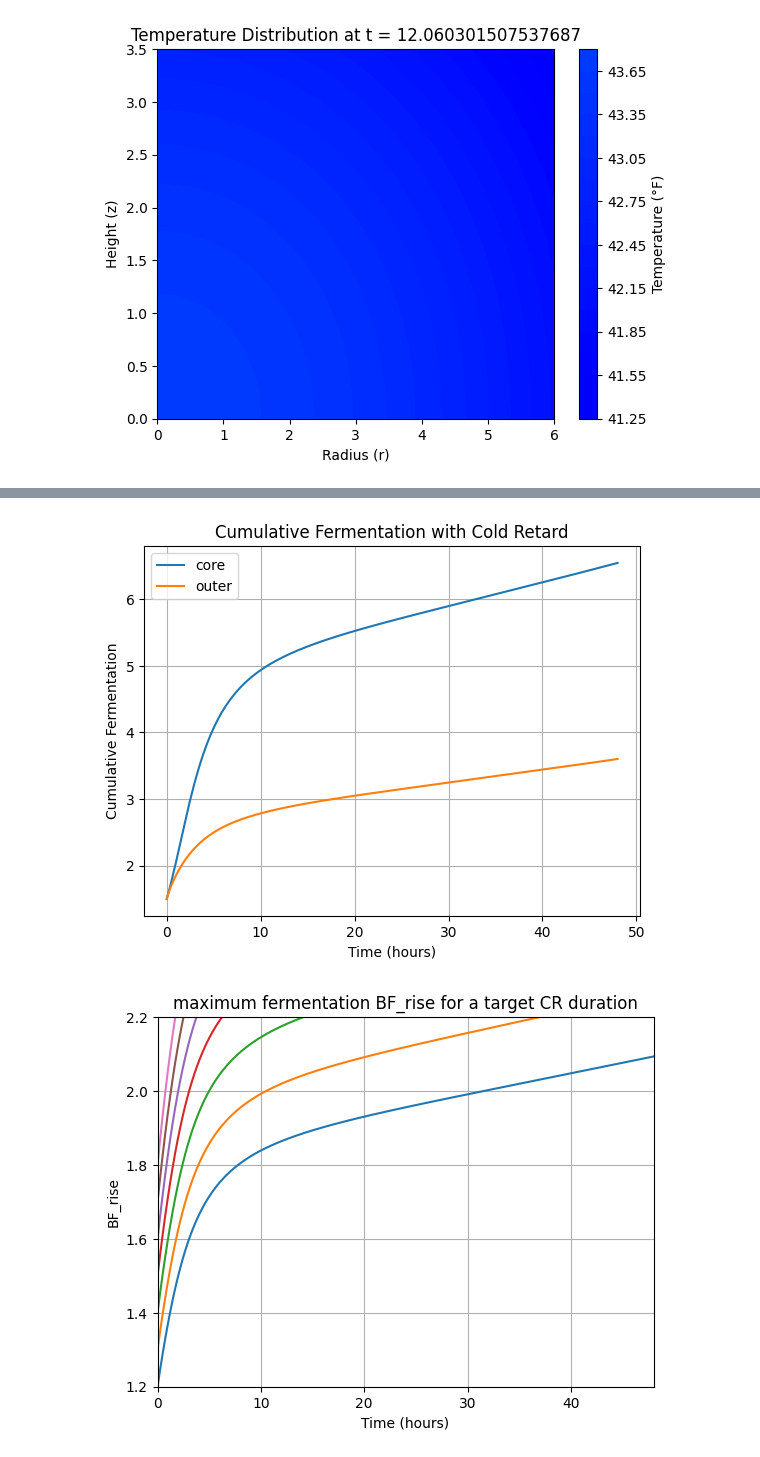
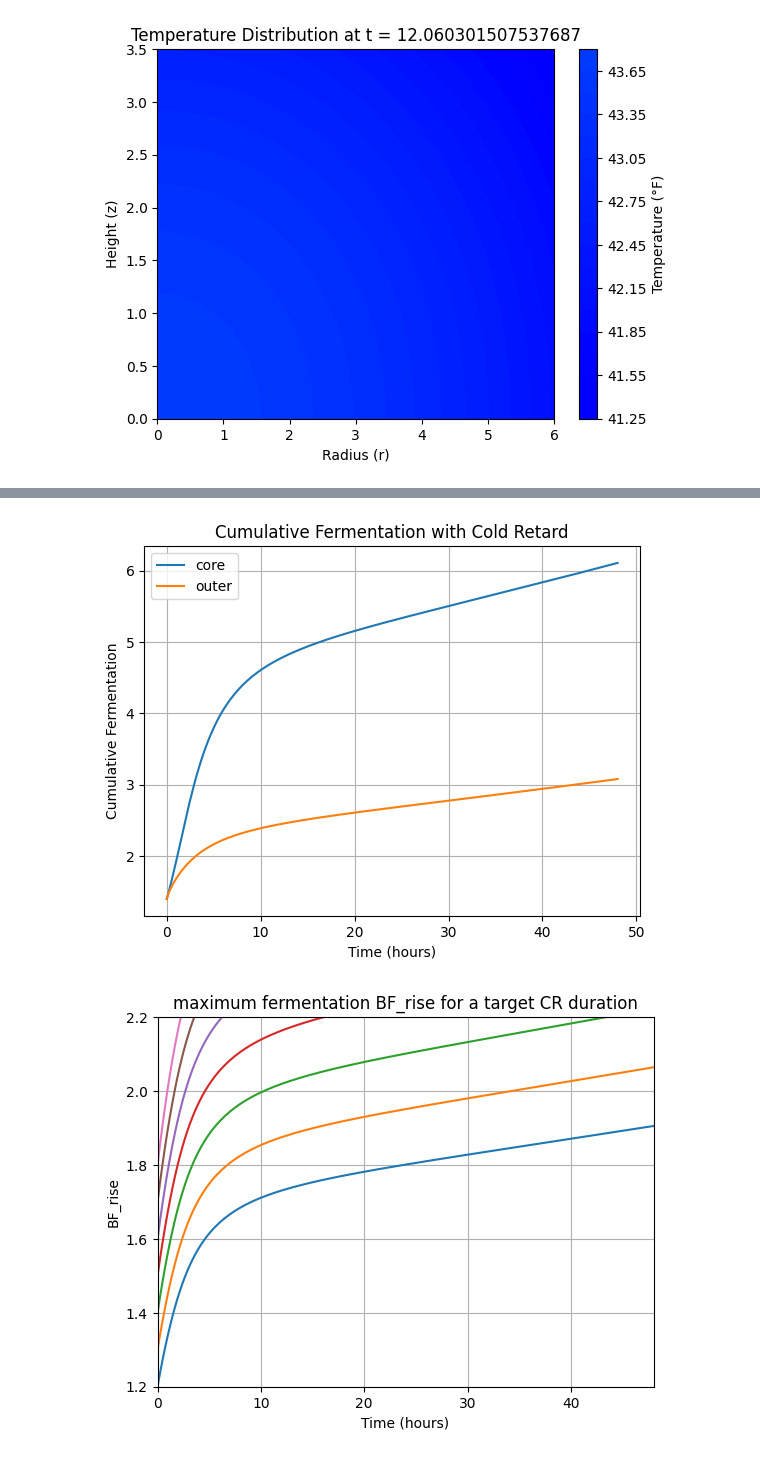
Before and after one commit to geoc1234/sourdough, a Jupyter notebook: notebooks/HeatMap.ipynb, the cells around one changed output, grey strips where cells are left out. Saved outputs shown, nothing was run; the diff lists cells and outputs as text; code cells hidden in the pictures.

Commit message:
Added core vs outer temperature and reaction rate

```diff
--- a/notebooks/HeatMap.ipynb
+++ b/notebooks/HeatMap.ipynb
@@ -378,7 +378,7 @@ for i in range (0,len(t)):
   weighted_mean_temperatures.append(np.sum(np.mean(T[:,:,i],axis=1)*(2.0*r*dr)/np.pow(radius,2),axis=0))
   weighted_mean_temperatures_centigrade = (np.array(weighted_mean_temperatures) + 40.0)/1.8 -40.0
   radial_temperatures_0_cent.append((np.array(T[0,0,i])+40.0)/1.8 - 40.0)
-  radial_temperatures_1_cent.append((np.array(T[45,45,i])+40.0)/1.8 - 40.0)
+  radial_temperatures_1_cent.append((np.array(T[49,49,i])+40.0)/1.8 - 40.0)
 
 
 # Create the plot
@@ -441,7 +441,7 @@ of cold retard.
 """
 # Use the rate of rise from the bulk fermentation phase to estimate the activity of the starter
 BF_rise_time = 2.5 # hours (assumes the induction time has been subtracted)
-BF_rise_amount = 1.5 # amount of rise achieved prior to cold retard
+BF_rise_amount = 1.4 # amount of rise achieved prior to cold retard
 actual_rate = (np.log(BF_rise_amount)/BF_rise_time) # Because this is based on data from the Bulk fermentation phase, the temperature = T0.
 mean_reaction_rate *= actual_rate
 # Create the plot
@@ -530,2 +530,2 @@ plt.show()
-[figure, old version]
+[figure, new version]
-[figure, old version]
+[figure, new version]
```
Also changed, not shown: parts of 2 cells of this notebook.
